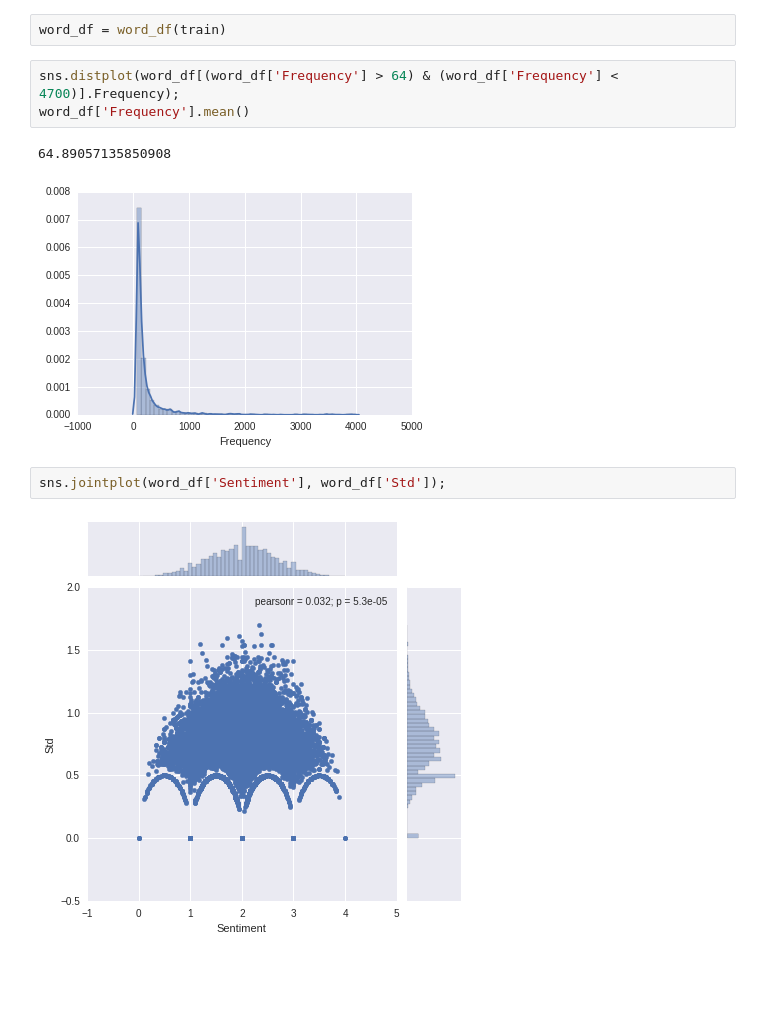
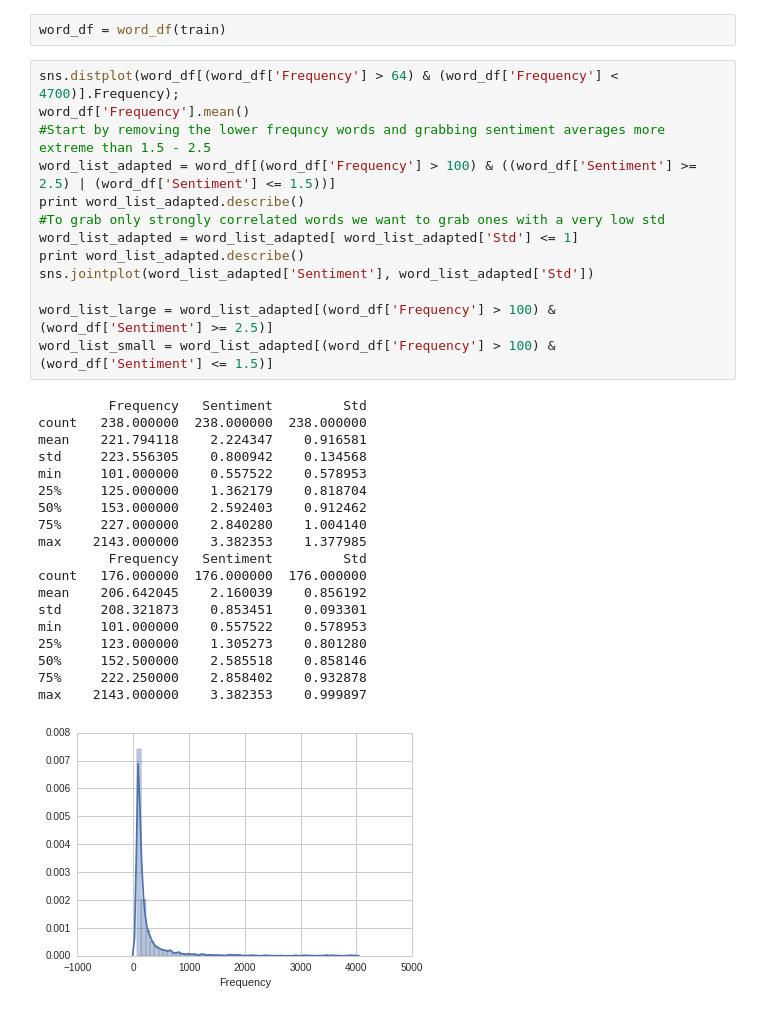
Before and after one commit to YuzhongHuang/DataScience16CYOA, a Jupyter notebook: Yuzhong_Data_Exploration.ipynb, the cells around one changed output. Drawn from its saved outputs; the diff is of its cells as text; blank space fills up the shorter version.

```diff
--- a/Yuzhong_Data_Exploration.ipynb
+++ b/Yuzhong_Data_Exploration.ipynb
@@ -321,13 +347,36 @@ def word_df(df):
 </p>
 # %%
 word_df = word_df(train)
-# %%
-sns.distplot(word_df[(word_df['Frequency'] > 64) & (word_df['Frequency'] < 4700)].Frequency);
-word_df['Frequency'].mean()
-# %% [output]
-64.89057135850908
-[figure, removed]
-# %%
-sns.jointplot(word_df['Sentiment'], word_df['Std']);
-# %% [output]
-[figure, removed]
+# %%
+sns.distplot(word_df[(word_df['Frequency'] > 64) & (word_df['Frequency'] < 4700)].Frequency);
+word_df['Frequency'].mean()
+#Start by removing the lower frequncy words and grabbing sentiment averages more extreme than 1.5 - 2.5
+word_list_adapted = word_df[(word_df['Frequency'] > 100) & ((word_df['Sentiment'] >= 2.5) | (word_df['Sentiment'] <= 1.5))]
+print word_list_adapted.describe()
+#To grab only strongly correlated words we want to grab ones with a very low std
+word_list_adapted = word_list_adapted[ word_list_adapted['Std'] <= 1]
+print word_list_adapted.describe()
+sns.jointplot(word_list_adapted['Sentiment'], word_list_adapted['Std'])
+
+word_list_large = word_list_adapted[(word_df['Frequency'] > 100) & (word_df['Sentiment'] >= 2.5)]
+word_list_small = word_list_adapted[(word_df['Frequency'] > 100) & (word_df['Sentiment'] <= 1.5)]
+# %% [output]
+         Frequency   Sentiment         Std
+count   238.000000  238.000000  238.000000
+mean    221.794118    2.224347    0.916581
+std     223.556305    0.800942    0.134568
+min     101.000000    0.557522    0.578953
+25%     125.000000    1.362179    0.818704
+50%     153.000000    2.592403    0.912462
+75%     227.000000    2.840280    1.004140
+max    2143.000000    3.382353    1.377985
+         Frequency   Sentiment         Std
+count   176.000000  176.000000  176.000000
+mean    206.642045    2.160039    0.856192
+std     208.321873    0.853451    0.093301
+min     101.000000    0.557522    0.578953
+25%     123.000000    1.305273    0.801280
+50%     152.500000    2.585518    0.858146
+75%     222.250000    2.858402    0.932878
+max    2143.000000    3.382353    0.999897
+[figure, added]
```
Also changed, not shown: parts of 21 cells of this notebook, 2 other files.
